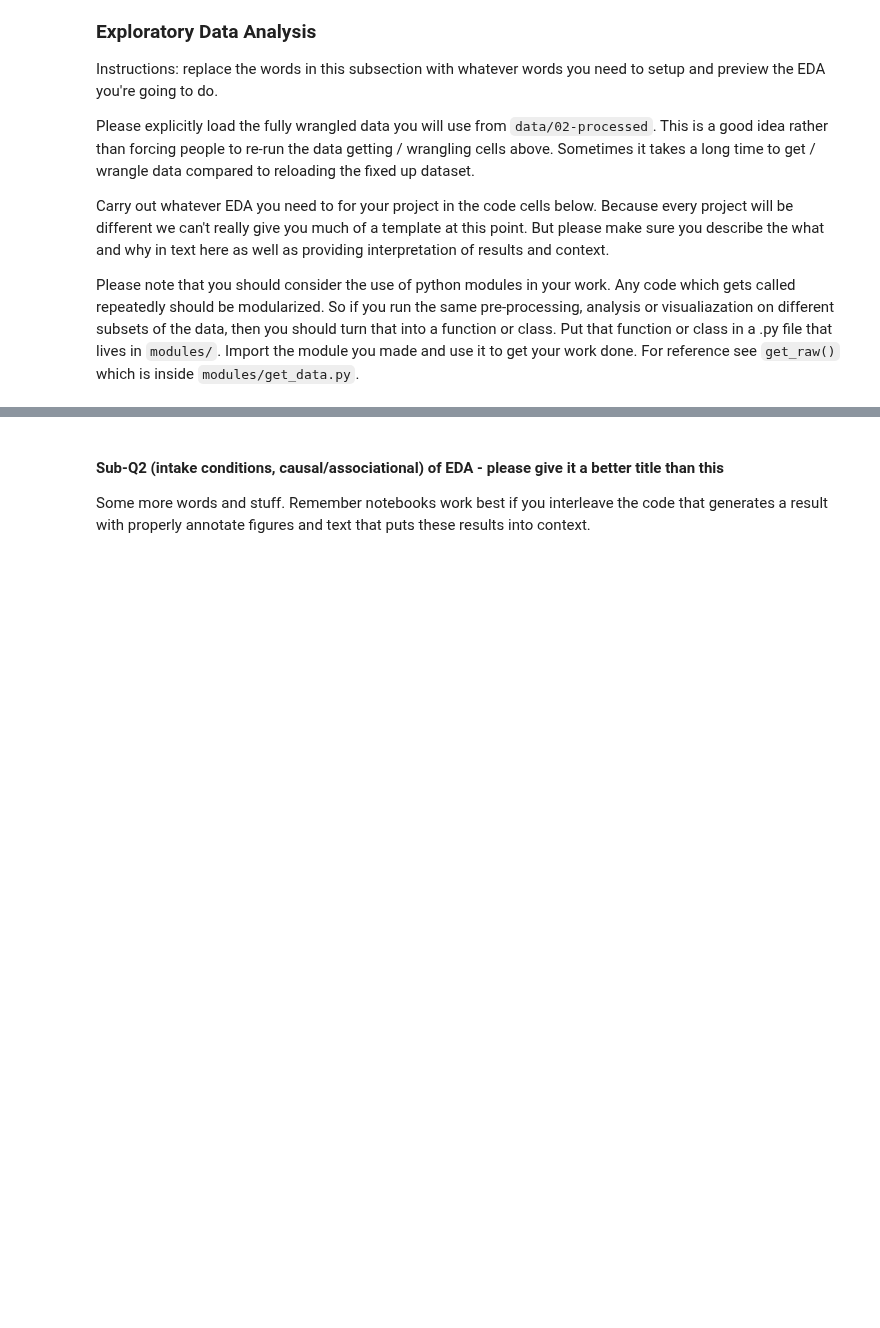
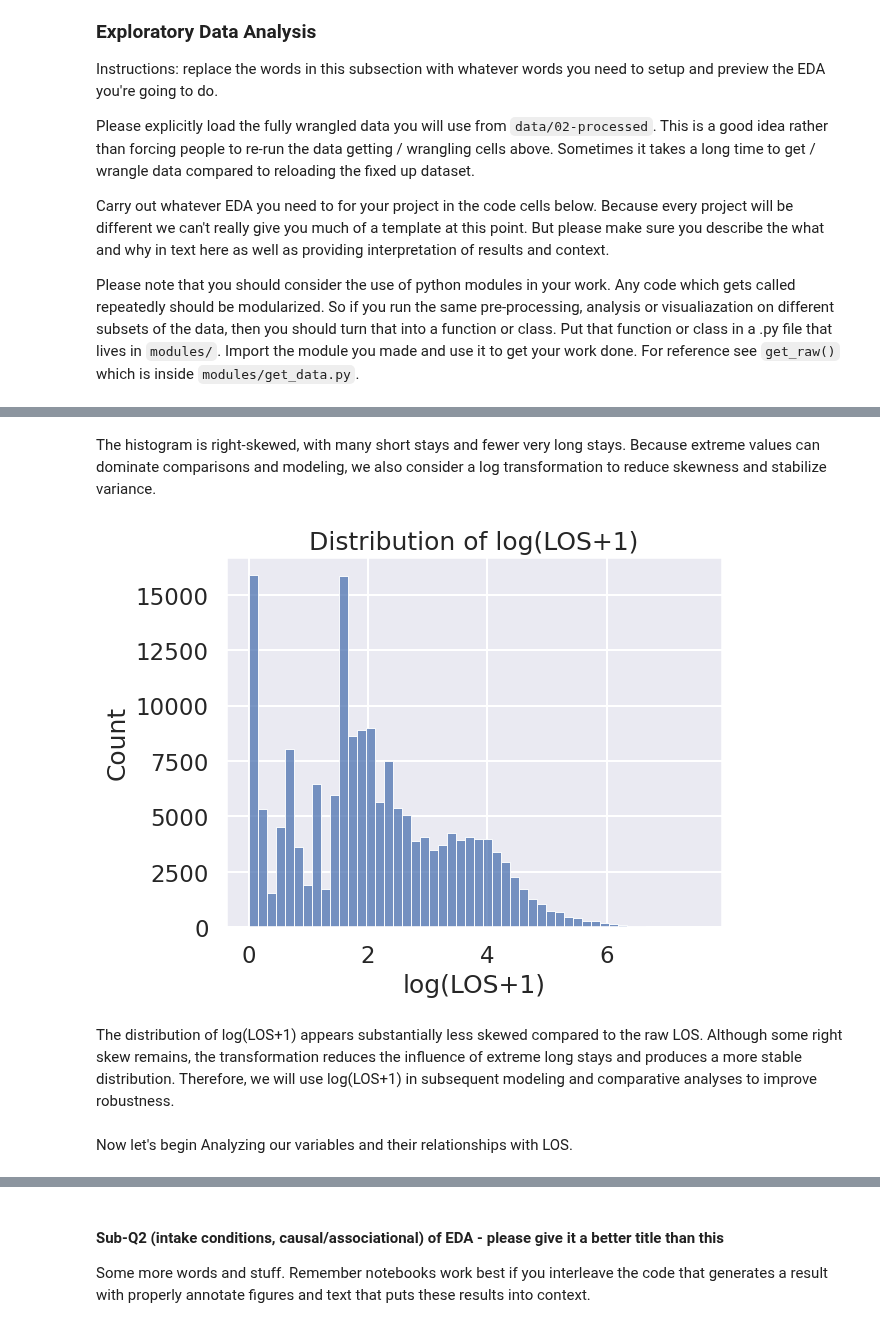
Before and after one commit to COGS108/Group098_WI26, a Jupyter notebook: 02-EDACheckpoint.ipynb, the cells around one changed output, grey strips where cells are left out. Saved outputs shown, nothing was run; the diff lists cells and outputs as text; code cells hidden in the pictures; blank space fills up the shorter version.

```diff
--- a/02-EDACheckpoint.ipynb
+++ b/02-EDACheckpoint.ipynb
@@ -444,0 +644,15 @@ Some more words and stuff.  Remember notebooks work best if you interleave the c
+# %% [markdown]
+The histogram is right-skewed, with many short stays and fewer very long stays. Because extreme values can dominate comparisons and modeling, we also consider a log transformation to reduce skewness and stabilize variance.
+# %%
+df_combined["log_los"] = np.log1p(df_combined["days_in_shelter"])
+
+sns.histplot(df_combined["log_los"], bins=50)
+plt.title("Distribution of log(LOS+1)")
+plt.xlabel("log(LOS+1)")
+plt.show()
+# %% [output]
+[figure, added]
+# %% [markdown]
+The distribution of log(LOS+1) appears substantially less skewed compared to the raw LOS. Although some right skew remains, the transformation reduces the influence of extreme long stays and produces a more stable distribution. Therefore, we will use log(LOS+1) in subsequent modeling and comparative analyses to improve robustness.
+# %% [markdown]
+Now let's begin Analyzing our variables and their relationships with LOS.
```
Also changed, not shown: parts of 54 cells of this notebook.
